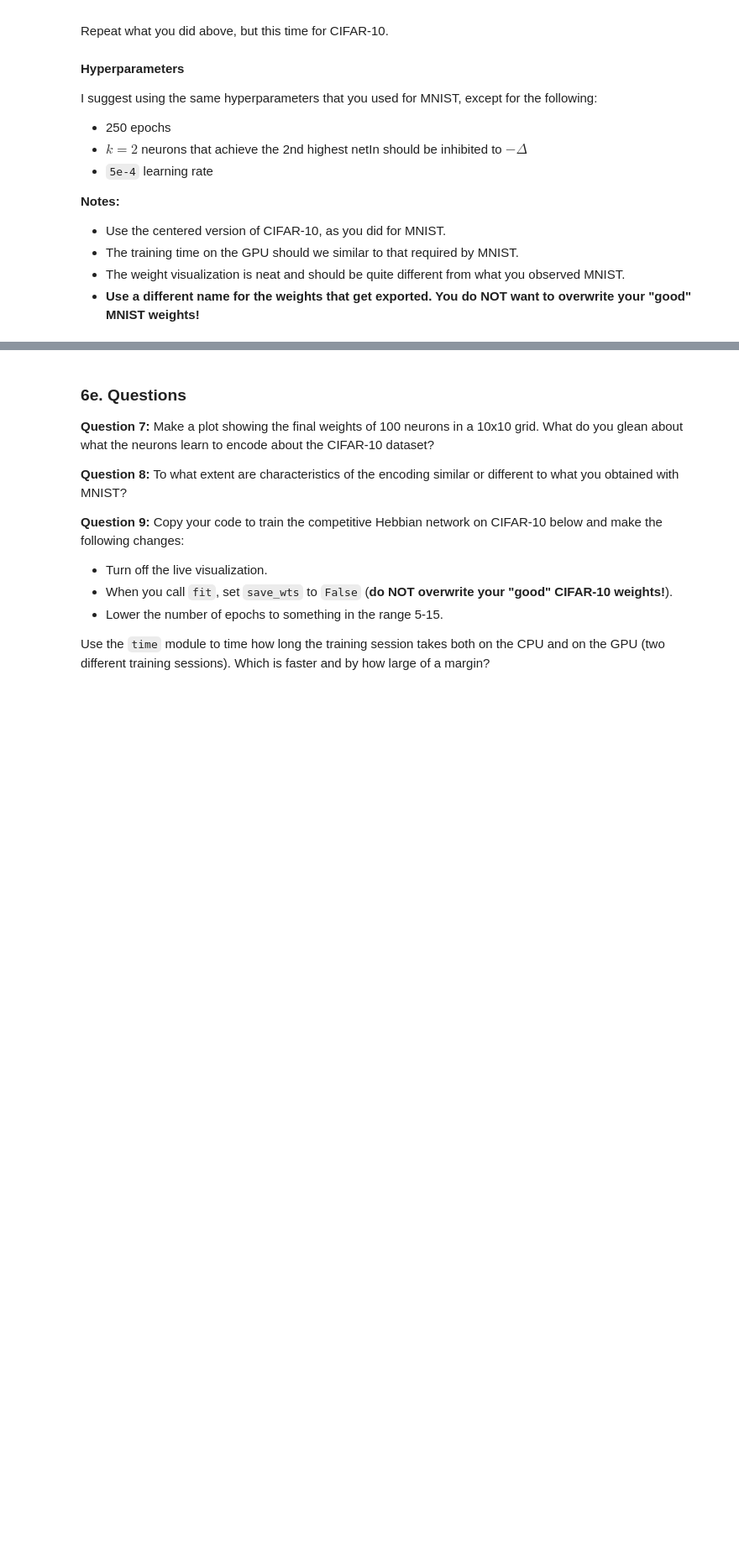
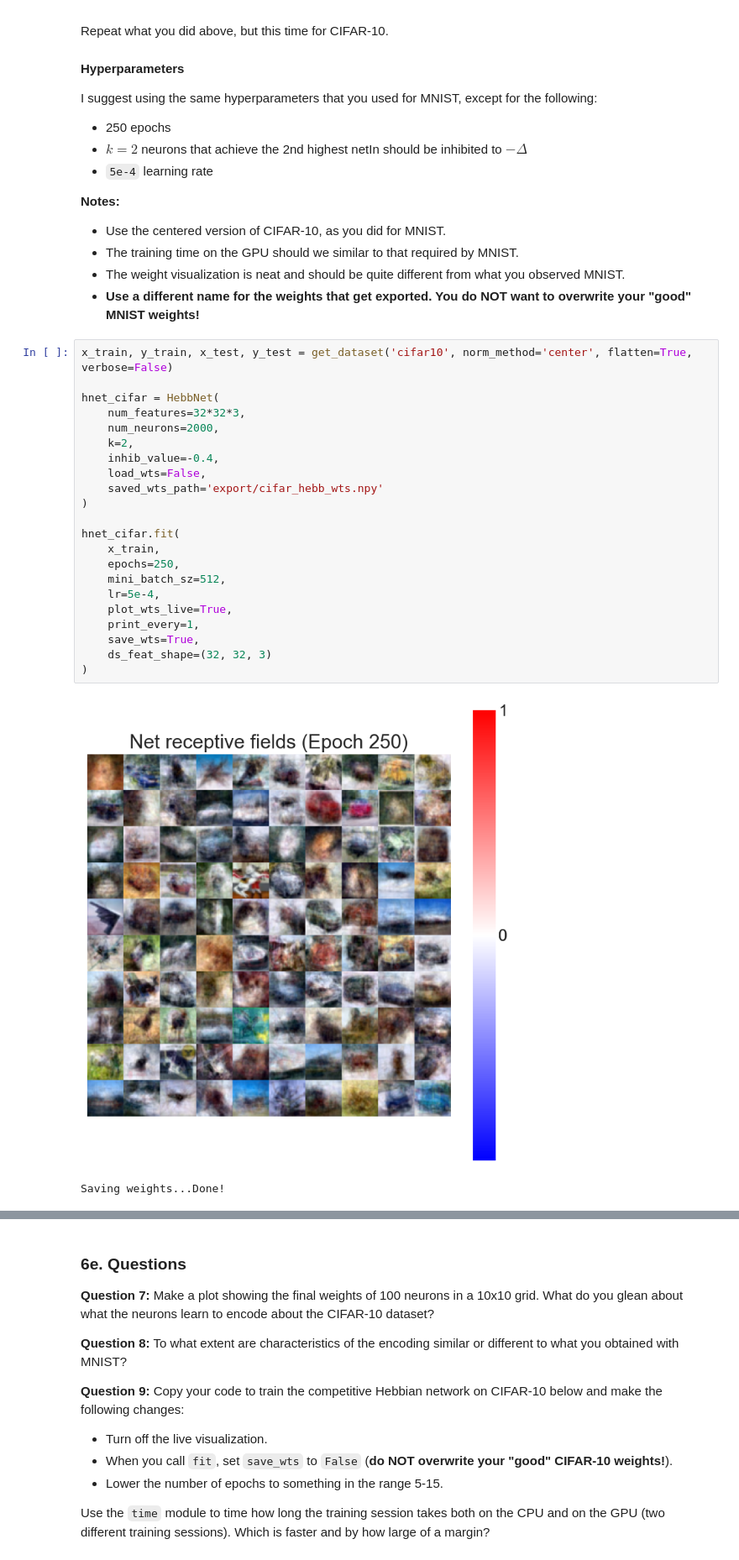
Before and after one commit to sampolz/Neural-Networks, a Jupyter notebook: CS443 Project 1/competitive_hebb.ipynb, the cells around one changed output, grey strips where cells are left out. Shown at 84% size. Drawn from its saved outputs; the diff is of its cells as text; blank space fills up the shorter version.

```diff
--- a/CS443 Project 1/competitive_hebb.ipynb
+++ b/CS443 Project 1/competitive_hebb.ipynb
@@ -503,3 +530,28 @@ I suggest using the same hyperparameters that you used for MNIST, except for the
 - The training time on the GPU should we similar to that required by MNIST.
 - The weight visualization is neat and should be quite different from what you observed MNIST.
 - **Use a different name for the weights that get exported. You do NOT want to overwrite your "good" MNIST weights!**
+# %%
+x_train, y_train, x_test, y_test = get_dataset('cifar10', norm_method='center', flatten=True, verbose=False)
+
+hnet_cifar = HebbNet(
+    num_features=32*32*3,
+    num_neurons=2000,
+    k=2,
+    inhib_value=-0.4,
+    load_wts=False,
+    saved_wts_path='export/cifar_hebb_wts.npy'
+)
+
+hnet_cifar.fit(
+    x_train,
+    epochs=250,
+    mini_batch_sz=512,
+    lr=5e-4,
+    plot_wts_live=True,
+    print_every=1,
+    save_wts=True,
+    ds_feat_shape=(32, 32, 3)
+)
+# %% [output]
+[figure, added]
+Saving weights...Done!
```
Also changed, not shown: parts of 8 cells of this notebook, 2 other files.
